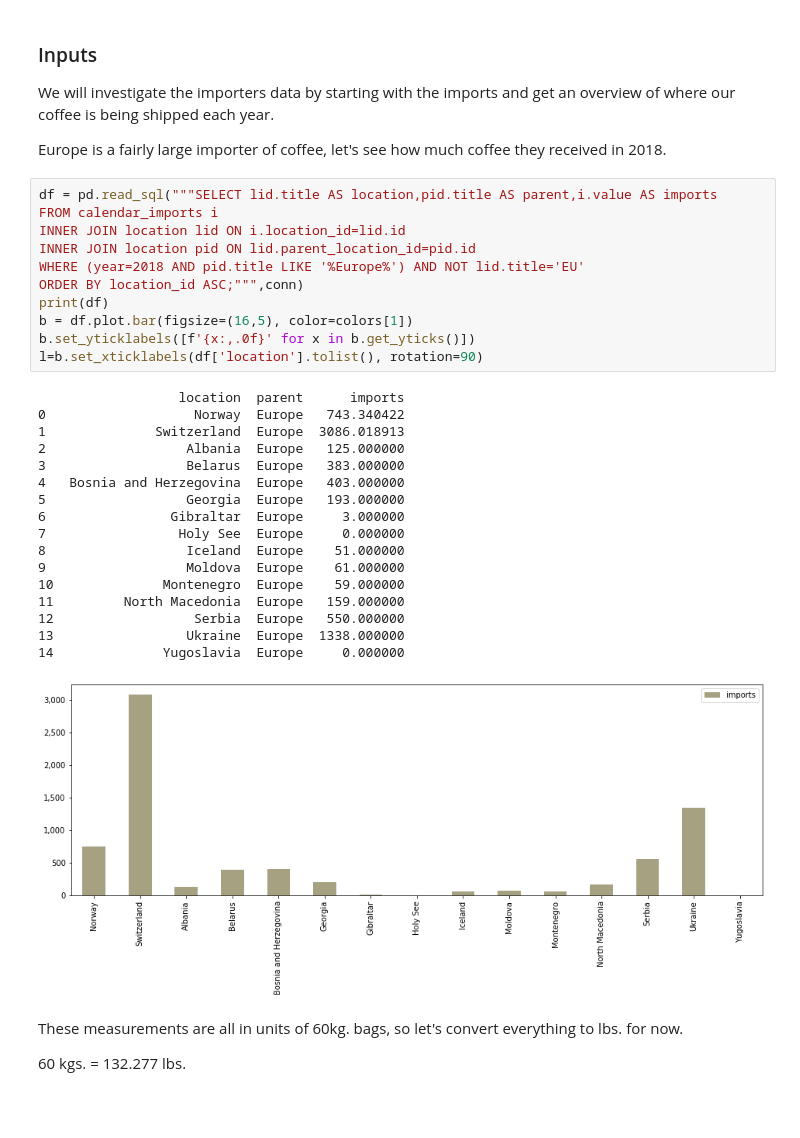
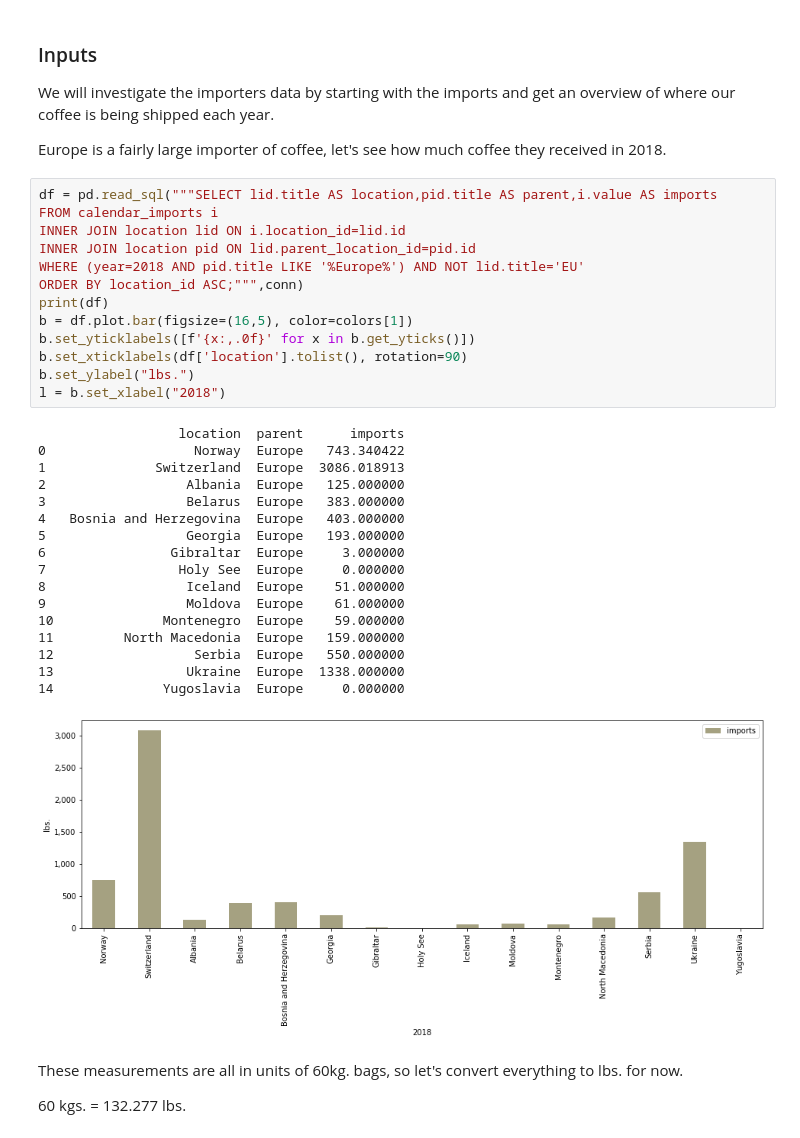
Before and after one commit to seanbhart/coffee, a Jupyter notebook: notebooks/coffee.ipynb, the cells around one changed output. Drawn from its saved outputs; the diff is of its cells as text; blank space fills up the shorter version.

```diff
--- a/notebooks/coffee.ipynb
+++ b/notebooks/coffee.ipynb
@@ -468,32 +468,34 @@ Europe is a fairly large importer of coffee, let's see how much coffee they rece
 # %%
 df = pd.read_sql("""SELECT lid.title AS location,pid.title AS parent,i.value AS imports
 FROM calendar_imports i
 INNER JOIN location lid ON i.location_id=lid.id
 INNER JOIN location pid ON lid.parent_location_id=pid.id
 WHERE (year=2018 AND pid.title LIKE '%Europe%') AND NOT lid.title='EU'
 ORDER BY location_id ASC;""",conn)
 print(df)
 b = df.plot.bar(figsize=(16,5), color=colors[1])
 b.set_yticklabels([f'{x:,.0f}' for x in b.get_yticks()])
-l=b.set_xticklabels(df['location'].tolist(), rotation=90)
+b.set_xticklabels(df['location'].tolist(), rotation=90)
+b.set_ylabel("lbs.")
+l = b.set_xlabel("2018")
 # %% [output]
                   location  parent      imports
 0                   Norway  Europe   743.340422
 1              Switzerland  Europe  3086.018913
 2                  Albania  Europe   125.000000
 3                  Belarus  Europe   383.000000
 4   Bosnia and Herzegovina  Europe   403.000000
 5                  Georgia  Europe   193.000000
 6                Gibraltar  Europe     3.000000
 7                 Holy See  Europe     0.000000
 8                  Iceland  Europe    51.000000
 9                  Moldova  Europe    61.000000
 10              Montenegro  Europe    59.000000
 11         North Macedonia  Europe   159.000000
 12                  Serbia  Europe   550.000000
 13                 Ukraine  Europe  1338.000000
 14              Yugoslavia  Europe     0.000000
-[figure, old version]
+[figure, new version]
 # %% [markdown]
 These measurements are all in units of 60kg. bags, so let's convert everything to lbs. for now.
 
```
Also changed, not shown: parts of 5 cells of this notebook.
